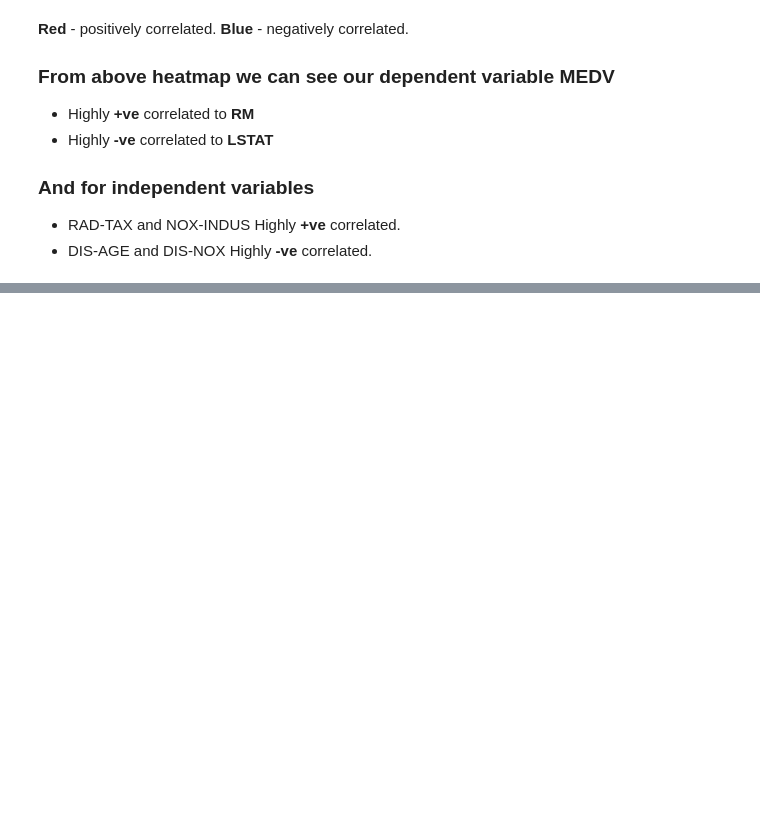
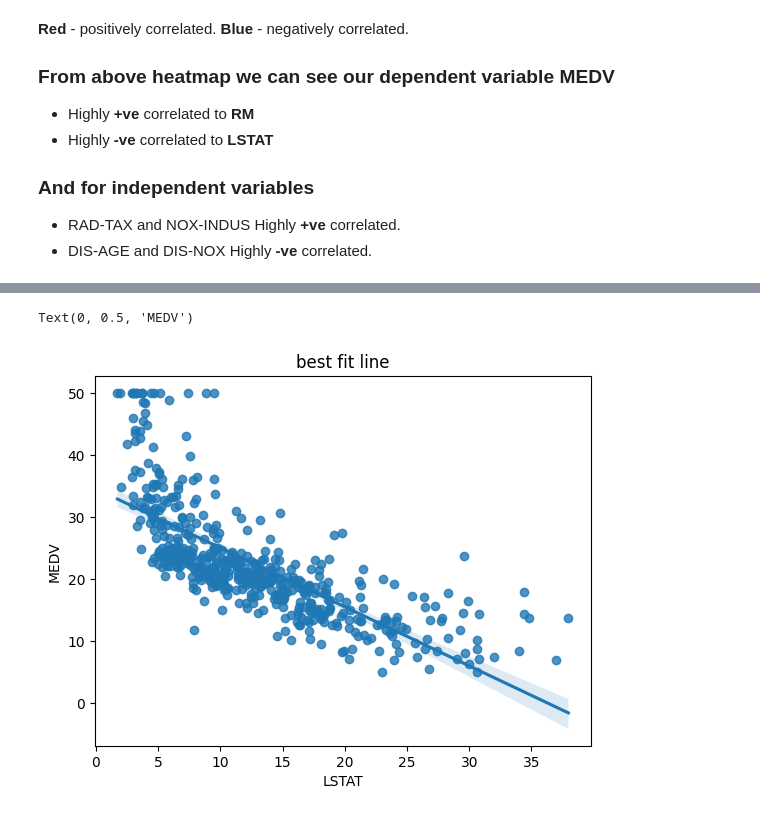
Before and after one commit to ishan711997/Boston-dataset-linear-regression, a Jupyter notebook: 1st_Assignment_Linear_Regression.ipynb, the cells around one changed output, grey strips where cells are left out. Saved outputs shown, nothing was run; the diff lists cells and outputs as text; code cells hidden in the pictures; blank space fills up the shorter version.

```diff
--- a/1st_Assignment_Linear_Regression.ipynb
+++ b/1st_Assignment_Linear_Regression.ipynb
@@ -112,0 +227,4 @@ Therefor we can use RM and LSTAT for linear regression and better to avoid RAD,
+# %%
+lstat_df = {'y' : df['MEDV'], 'x' : df['LSTAT']}
+lstat_df = pd.DataFrame(lstat_df)
+lstat_df.head()
@@ -112,0 +238,4 @@ Therefor we can use RM and LSTAT for linear regression and better to avoid RAD,
+# %%
+lstat_df['x2'] = lstat_df['x']**2
+# %%
+lstat_df['xy'] = lstat_df['x'] * lstat_df['y']
@@ -112,0 +286,9 @@ Therefor we can use RM and LSTAT for linear regression and better to avoid RAD,
+# %%
+# using linear regression best fit line
+sns.regplot(x=lstat_df['x'],y=lstat_df['y'])
+plt.title('best fit line')
+plt.xlabel('LSTAT')
+plt.ylabel('MEDV')
+# %% [output]
+Text(0, 0.5, 'MEDV')
+[figure, added]
```
Also changed, not shown: parts of 27 cells of this notebook.
